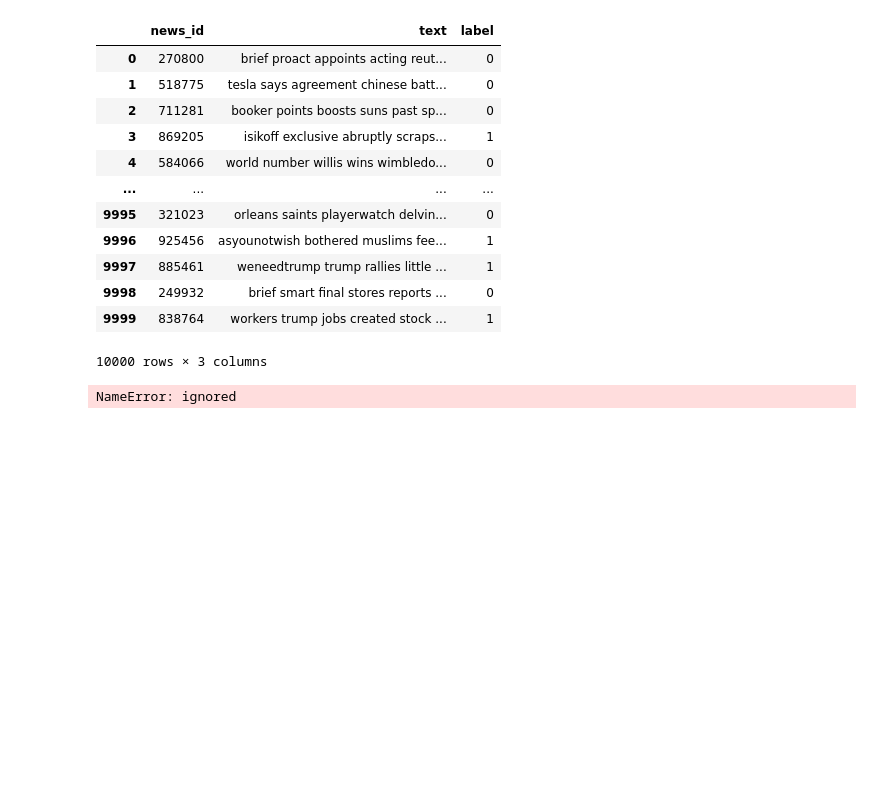
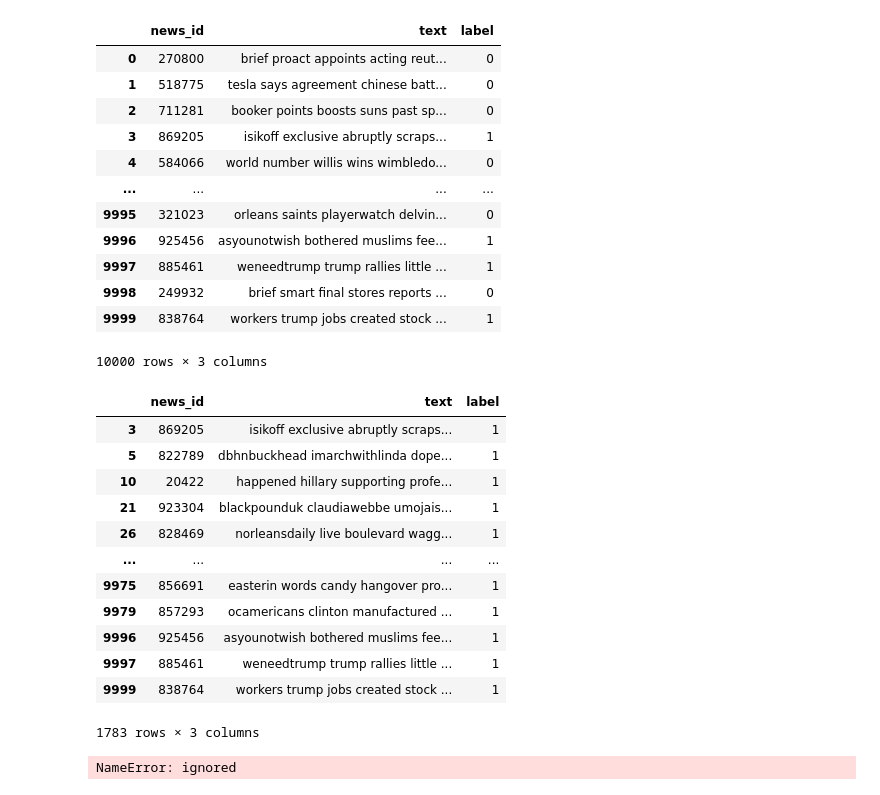
Before and after one commit to monash-tp37-project/iteration_1_model, a Jupyter notebook: news_class_model_keras.ipynb, the cells around one changed output. Saved outputs shown, nothing was run; the diff lists cells and outputs as text; code cells hidden in the pictures; blank space fills up the shorter version.

```diff
--- a/news_class_model_keras.ipynb
+++ b/news_class_model_keras.ipynb
@@ -157,6 +173,22 @@ test_df
 | 9998 | 249932 | brief smart final stores reports ... | 0 |
 | 9999 | 838764 | workers trump jobs created stock ... | 1 |
 10000 rows × 3 columns
+# %%
+test_df[test_df['label'] == 1]
+# %% [output]
+|  | news_id | text | label |
+| 3 | 869205 | isikoff exclusive abruptly scraps... | 1 |
+| 5 | 822789 | dbhnbuckhead imarchwithlinda dope... | 1 |
+| 10 | 20422 | happened hillary supporting profe... | 1 |
+| 21 | 923304 | blackpounduk claudiawebbe umojais... | 1 |
+| 26 | 828469 | norleansdaily live boulevard wagg... | 1 |
+| ... | ... | ... | ... |
+| 9975 | 856691 | easterin words candy hangover pro... | 1 |
+| 9979 | 857293 | ocamericans clinton manufactured ... | 1 |
+| 9996 | 925456 | asyounotwish bothered muslims fee... | 1 |
+| 9997 | 885461 | weneedtrump trump rallies little ... | 1 |
+| 9999 | 838764 | workers trump jobs created stock ... | 1 |
+1783 rows × 3 columns
 # %%
 #SQL_Query.drop(index=list(test_df.index.values) ,inplace=True)
 #SQL_Query.reset_index(drop=True,inplace=True)
```
Also changed, not shown: parts of 25 cells of this notebook.
